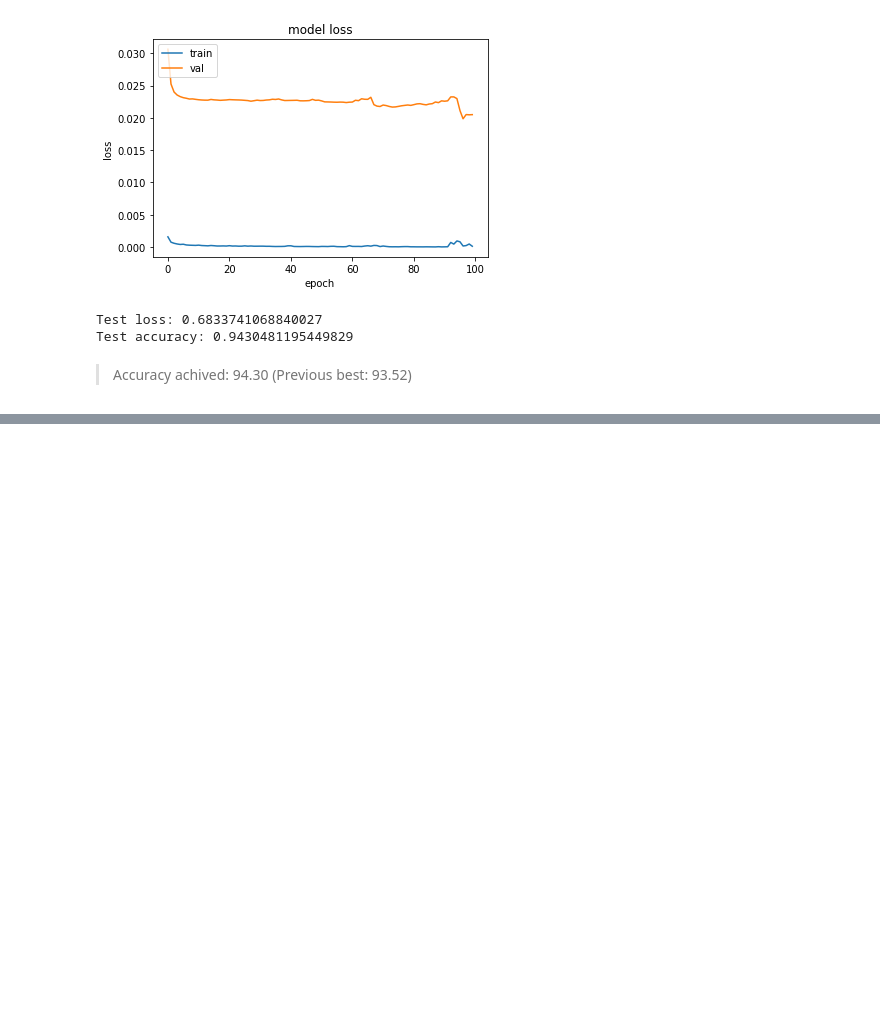
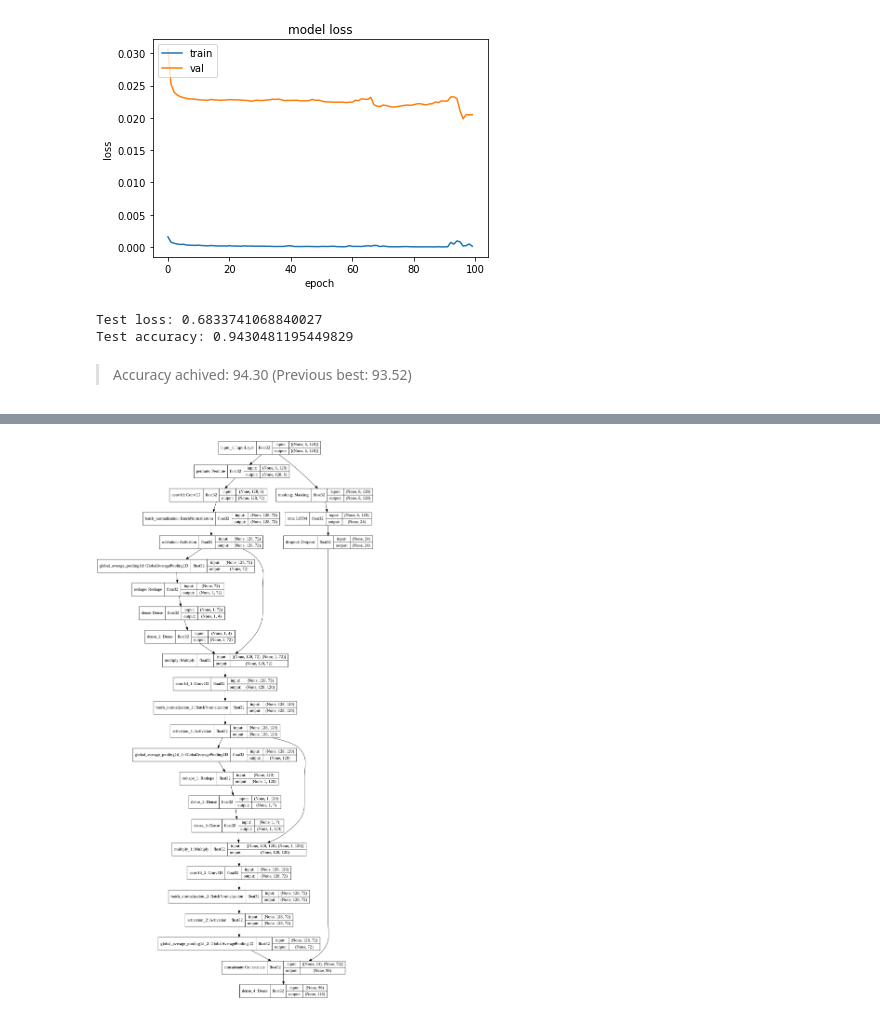
Before and after one commit to NahianAlindo/gait_recognition, a Jupyter notebook: Gait_recognition_2_1.ipynb, the cells around one changed output, grey strips where cells are left out. Drawn from its saved outputs; the diff is of its cells as text; code cells hidden in the pictures; blank space fills up the shorter version.

```diff
--- a/Gait_recognition_2_1.ipynb
+++ b/Gait_recognition_2_1.ipynb
@@ -269,25 +192,25 @@ test_label = load_y('/content/drive/Shareddrives/MMH/TIFS20/Dataset #1/test/y_te
 # %%
-def MLSTM_FCN_tuned(hp):
+def MLSTM_FCN_tuned_all(hp):
     ip = Input(shape=(6, 128))
     x = Masking()(ip)
-    x = LSTM(units=8)(x)
-    x = Dropout(0.8)(x)
+    x = LSTM(units=hp.Int('lstm_1', min_value=8, max_value=128, step=16))(x)
+    x = Dropout(hp.Choice(name='Dropout', values = [0.1, 0.2, 0.3, 0.4, 0.5, 0.6, 0.7, 0.8]))(x)
     y = Permute((2, 1))(ip)
-    y = Conv1D(128, 8, padding='same', kernel_initializer='he_uniform')(y)
+    y = Conv1D(hp.Int('conv_1_filter', min_value=8, max_value=128, step=16), hp.Choice(name='conv_1_filter_stride', values = [3,5,7,8,9]), padding='same', kernel_initializer='he_uniform')(y)
     y = BatchNormalization()(y)
     y = Activation('relu')(y)
     y = squeeze_excite_block(y)
-    y = Conv1D(256, 5, padding='same', kernel_initializer='he_uniform')(y)
+    y = Conv1D(hp.Int('conv_2_filter', min_value=8, max_value=128, step=16), hp.Choice(name='conv_2_filter_stride',values = [3,5,7,8,9]), padding='same', kernel_initializer='he_uniform')(y)
     y = BatchNormalization()(y)
     y = Activation('relu')(y)
     y = squeeze_excite_block(y)
-    y = Conv1D(128, 3, padding='same', kernel_initializer='he_uniform')(y)
+    y = Conv1D(hp.Int('conv_3_filter', min_value=8, max_value=128, step=16), hp.Choice(name='conv_3_filter_stride',values = [3,5,7,8,9]), padding='same', kernel_initializer='he_uniform')(y)
     y = BatchNormalization()(y)
     y = Activation('relu')(y)
     y = GlobalAveragePooling1D()(y)
     x = concatenate([x,y])
 
-    out = Dense(118, activation='softmax')(x)
+    out = Dense(num_classes, activation='softmax')(x)
     model = Model(ip, out)
     model.compile(optimizer=keras.optimizers.Adam(hp.Choice('learning_rate', values=[1e-1, 1e-2, 1e-3, 3*1e-1, 3*1e-2, 3*1e-3, 3*1e-4, 1e-4, 1.0])), \
                   loss='categorical_crossentropy',metrics=['accuracy'])
@@ -386,0 +331,9 @@ Test accuracy: 0.9430481195449829
+# %%
+tuner = kt.tuners.RandomSearch(
+    MLSTM_FCN_tuned_all,
+    objective='val_accuracy',
+    max_trials=10,
+    directory='output',
+    project_name='MLSTM_FCN_1')
+
+tuner.search(X_train, train_label, epochs=100, validation_split=0.1, callbacks=[tensorflow.keras.callbacks.EarlyStopping(monitor='val_loss', patience=30)], shuffle=True)
@@ -386,0 +347,3 @@ Test accuracy: 0.9430481195449829
+# %%
+model = tuner.get_best_models(num_models=1)[0]
+model.summary()
@@ -386,0 +368,7 @@ Test accuracy: 0.9430481195449829
+# %%
+tensorflow.keras.utils.plot_model(
+    model, to_file='/content/drive/Shareddrives/MMH/models/images/MLSTM_FCN_tuned_1.png', show_shapes=True, show_dtype=True,
+    show_layer_names=True, rankdir='TB', expand_nested=True, dpi=96
+)
+# %% [output]
+[figure, added]
```
Also changed, not shown: parts of 33 cells of this notebook, 2 other files.
